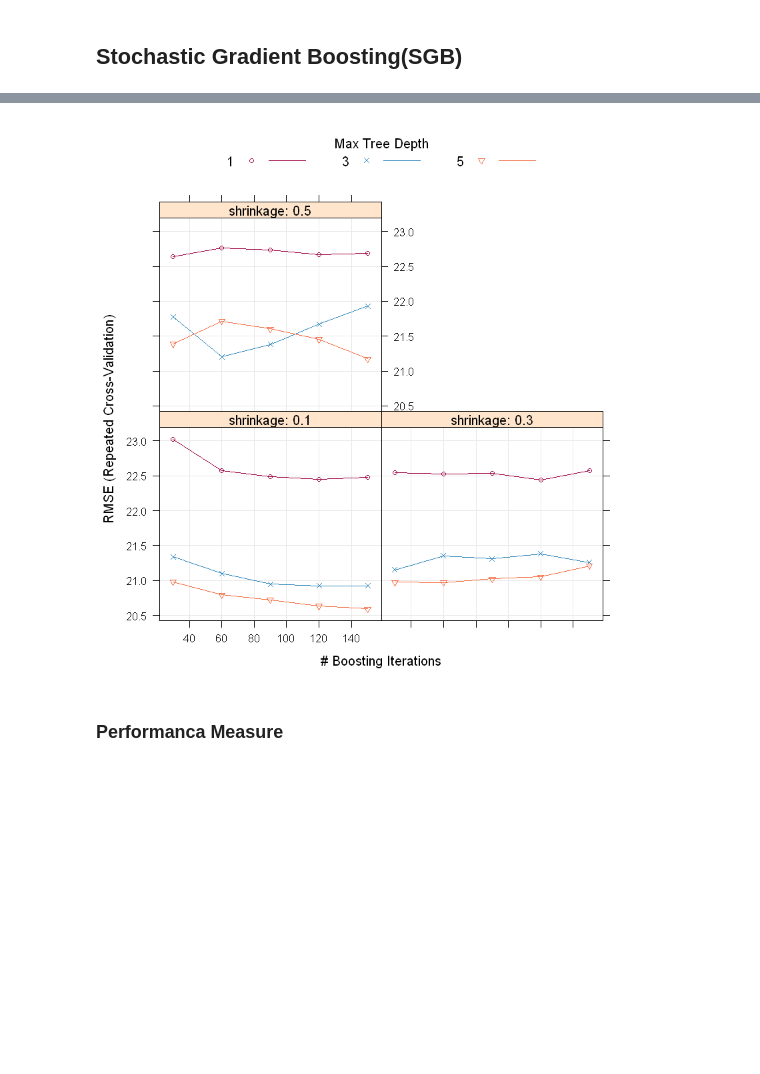
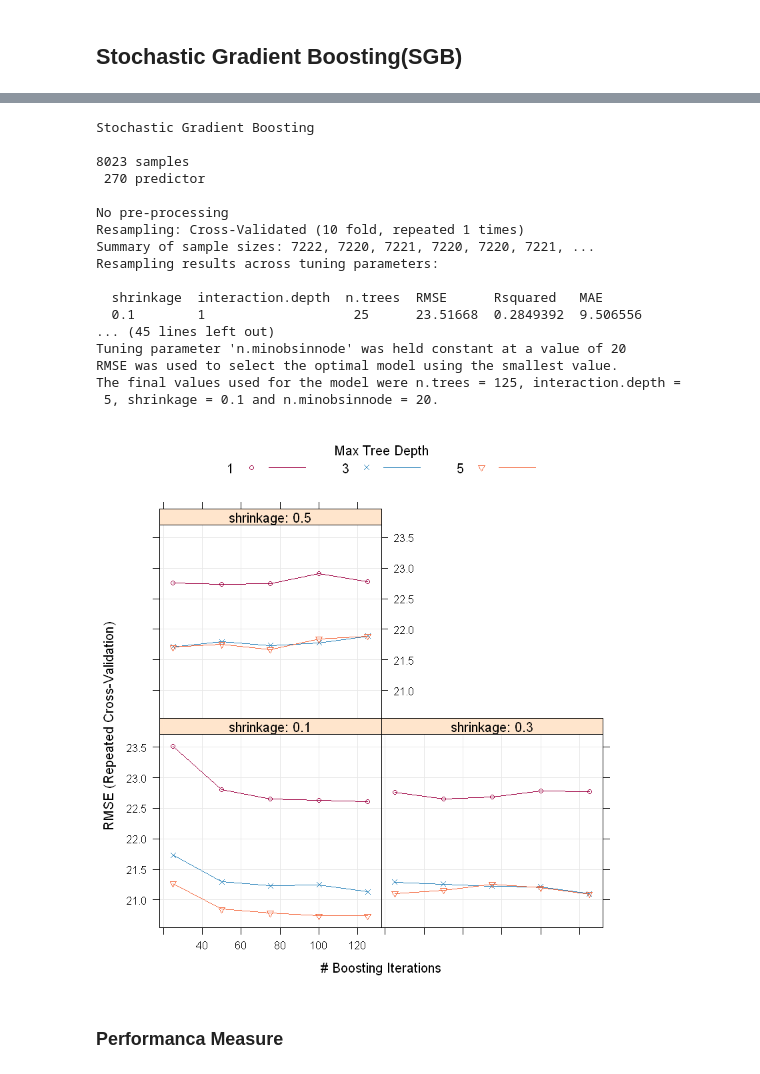
Before and after one commit to BU-IE-582/fall20-mbahadir, a Jupyter notebook: Homework4/Homework4-Blog_Comment_Dataset.ipynb, the cells around one changed output, grey strips where cells are left out. Cells and saved outputs as stored; diff of their text form; code cells hidden in the pictures; blank space fills up the shorter version.

```diff
--- a/Homework4/Homework4-Blog_Comment_Dataset.ipynb
+++ b/Homework4/Homework4-Blog_Comment_Dataset.ipynb
@@ -476,19 +531,37 @@ Warning message in `[.data.table`(blog_train, , `:=`(X0.0.1, NULL)):
 # %%
 gbmGrid=expand.grid(interaction.depth = c(1, 3, 5),
-                        n.trees = (1:5)*30,
+                        n.trees = (1:5)*25,
                         shrinkage = c(0.1, 0.3, 0.5),
                         n.minobsinnode = 20)
 
 
 gbm_fit=train(target ~ ., data = blog_train,
                  method = "gbm",
                  trControl = fitControl,
                  tuneGrid = gbmGrid,
-                 verbose=F) #verbose is an argument from gbm, prints to screen
+                 verbose=F)
 
+gbm_fit
 plot(gbm_fit)
 # %% [output]
+Stochastic Gradient Boosting
+
+8023 samples
+ 270 predictor
+
+No pre-processing
+Resampling: Cross-Validated (10 fold, repeated 1 times)
+Summary of sample sizes: 7222, 7220, 7221, 7220, 7220, 7221, ...
+Resampling results across tuning parameters:
+
+  shrinkage  interaction.depth  n.trees  RMSE      Rsquared   MAE
+  0.1        1                   25      23.51668  0.2849392  9.506556
+... (45 lines left out)
+Tuning parameter 'n.minobsinnode' was held constant at a value of 20
+RMSE was used to select the optimal model using the smallest value.
+The final values used for the model were n.trees = 125, interaction.depth =
+ 5, shrinkage = 0.1 and n.minobsinnode = 20.
-[figure, old version]
+[figure, new version]
 # %%
 predicted_blog_sgb=predict(gbm_fit,blog_test)
 # %% [markdown]
```
Also changed, not shown: parts of 52 cells of this notebook, 10 other files.
